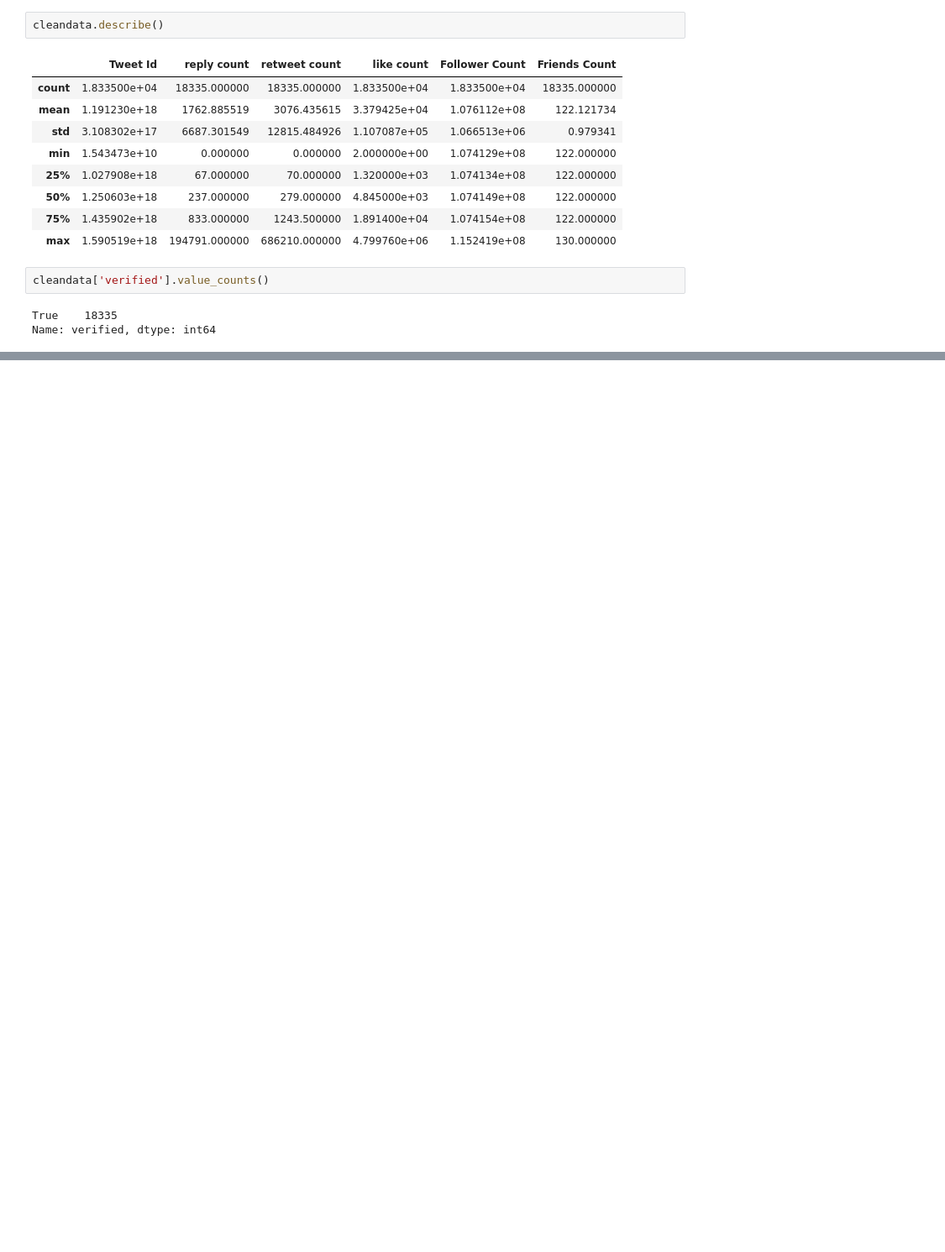
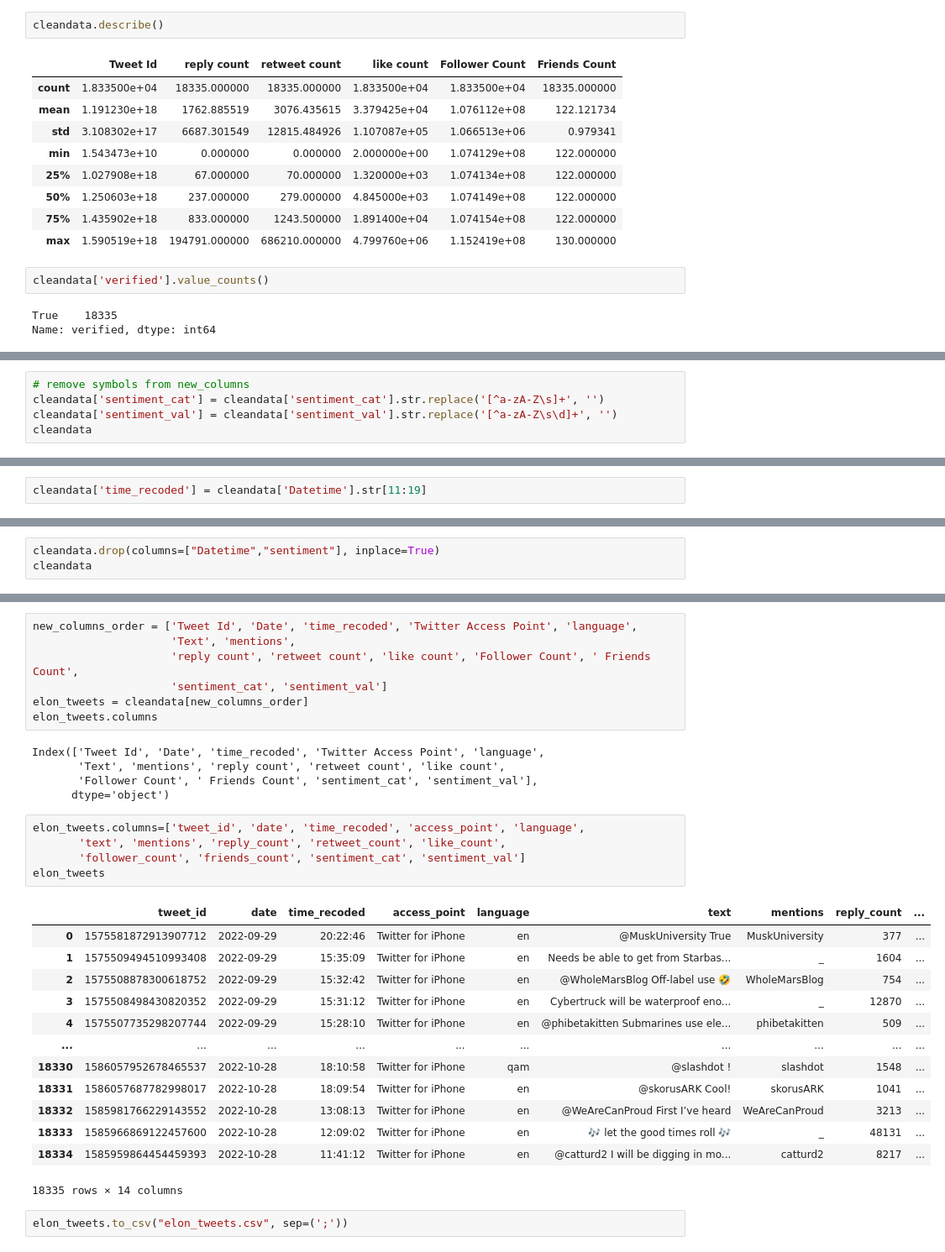
Before and after one commit to tatdef/IH_project4_Dataviz, a Jupyter notebook: ElonTweetsAnalysis.ipynb, the cells around one changed output, grey strips where cells are left out. Shown at 84% size. Saved outputs shown, nothing was run; the diff lists cells and outputs as text; blank space fills up the shorter version.

```diff
--- a/ElonTweetsAnalysis.ipynb
+++ b/ElonTweetsAnalysis.ipynb
@@ -268,0 +305,5 @@ cleandata['sentiment']=
+# %%
+# remove symbols from new_columns
+cleandata['sentiment_cat'] = cleandata['sentiment_cat'].str.replace('[^a-zA-Z\s]+', '')
+cleandata['sentiment_val'] = cleandata['sentiment_val'].str.replace('[^a-zA-Z\s\d]+', '')
+cleandata
@@ -268,0 +324,2 @@ cleandata['sentiment']=
+# %%
+cleandata['time_recoded'] = cleandata['Datetime'].str[11:19]
@@ -268,0 +340,3 @@ cleandata['sentiment']=
+# %%
+cleandata.drop(columns=["Datetime","sentiment"], inplace=True)
+cleandata
@@ -268,0 +364,33 @@ cleandata['sentiment']=
+# %%
+new_columns_order = ['Tweet Id', 'Date', 'time_recoded', 'Twitter Access Point', 'language',
+                     'Text', 'mentions',
+                     'reply count', 'retweet count', 'like count', 'Follower Count', ' Friends Count',
+                     'sentiment_cat', 'sentiment_val']
+elon_tweets = cleandata[new_columns_order]
+elon_tweets.columns
+# %% [output]
+Index(['Tweet Id', 'Date', 'time_recoded', 'Twitter Access Point', 'language',
+       'Text', 'mentions', 'reply count', 'retweet count', 'like count',
+       'Follower Count', ' Friends Count', 'sentiment_cat', 'sentiment_val'],
+      dtype='object')
+# %%
+elon_tweets.columns=['tweet_id', 'date', 'time_recoded', 'access_point', 'language',
+       'text', 'mentions', 'reply_count', 'retweet_count', 'like_count',
+       'follower_count', 'friends_count', 'sentiment_cat', 'sentiment_val']
+elon_tweets
+# %% [output]
+|  | tweet_id | date | time_recoded | access_point | language | text | mentions | reply_count | ... |
+| 0 | 1575581872913907712 | 2022-09-29 | 20:22:46 | Twitter for iPhone | en | @MuskUniversity True | MuskUniversity | 377 | ... |
+| 1 | 1575509494510993408 | 2022-09-29 | 15:35:09 | Twitter for iPhone | en | Needs be able to get from Starbas... | _ | 1604 | ... |
+| 2 | 1575508878300618752 | 2022-09-29 | 15:32:42 | Twitter for iPhone | en | @WholeMarsBlog Off-label use 🤣 | WholeMarsBlog | 754 | ... |
+| 3 | 1575508498430820352 | 2022-09-29 | 15:31:12 | Twitter for iPhone | en | Cybertruck will be waterproof eno... | _ | 12870 | ... |
+| 4 | 1575507735298207744 | 2022-09-29 | 15:28:10 | Twitter for iPhone | en | @phibetakitten Submarines use ele... | phibetakitten | 509 | ... |
+| ... | ... | ... | ... | ... | ... | ... | ... | ... | ... |
+| 18330 | 1586057952678465537 | 2022-10-28 | 18:10:58 | Twitter for iPhone | qam | @slashdot ! | slashdot | 1548 | ... |
+| 18331 | 1586057687782998017 | 2022-10-28 | 18:09:54 | Twitter for iPhone | en | @skorusARK Cool! | skorusARK | 1041 | ... |
+| 18332 | 1585981766229143552 | 2022-10-28 | 13:08:13 | Twitter for iPhone | en | @WeAreCanProud First I’ve heard | WeAreCanProud | 3213 | ... |
+| 18333 | 1585966869122457600 | 2022-10-28 | 12:09:02 | Twitter for iPhone | en | 🎶 let the good times roll 🎶 | _ | 48131 | ... |
+| 18334 | 1585959864454459393 | 2022-10-28 | 11:41:12 | Twitter for iPhone | en | @catturd2 I will be digging in mo... | catturd2 | 8217 | ... |
+18335 rows × 14 columns
+# %%
+elon_tweets.to_csv("elon_tweets.csv", sep=(';'))
```
Also changed, not shown: parts of 9 cells of this notebook, 4 other files.
